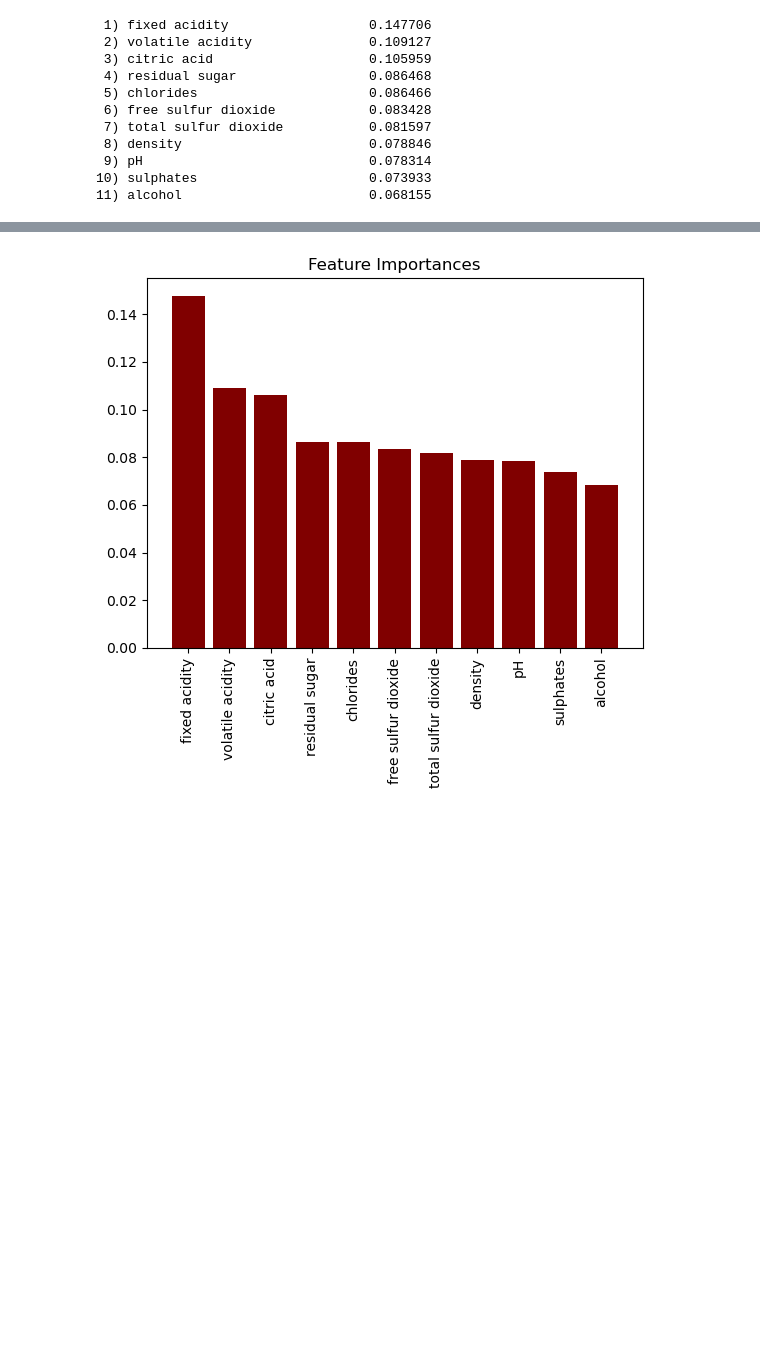
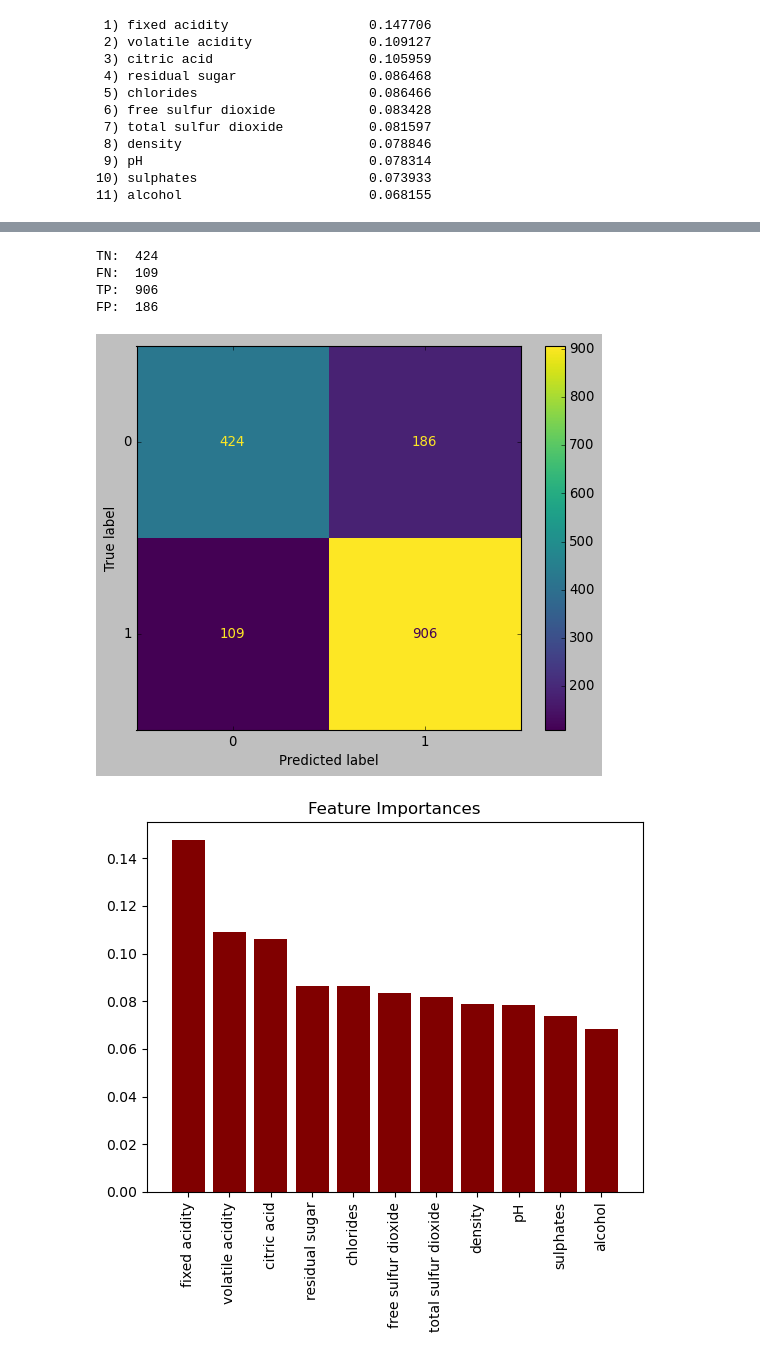
Before and after one commit to SALEMALIOKULLO/wine-quality-project-4, a Jupyter notebook: wine_quality_other_classification2.ipynb, the cells around one changed output, grey strips where cells are left out. Drawn from its saved outputs; the diff is of its cells as text; code cells hidden in the pictures; blank space fills up the shorter version.

```diff
--- a/wine_quality_other_classification2.ipynb
+++ b/wine_quality_other_classification2.ipynb
@@ -325,3 +311,9 @@ for i in range(X.shape[1]):
  9) pH                             0.078314
 10) sulphates                      0.073933
 11) alcohol                        0.068155
+# %%
+rforest = RandomForestClassifier()
+rforest.fit(X_train, y_train)
+rforest_pred = rforest.predict(X_test)
+rforest_acc = accuracy_score(rforest_pred, y_test)
+print("Test accuracy: {:.2f}%".format(rforest_acc*100))
@@ -328,3 +333,18 @@ for i in range(X.shape[1]):
+# %%
+style.use('classic')
+cm = confusion_matrix(y_test, rforest_pred, labels=rforest.classes_)
+disp = ConfusionMatrixDisplay(confusion_matrix= cm, display_labels=rforest.classes_)
+disp.plot()
+print("TN: ", cm[0][0])
+print("FN: ", cm[1][0])
+print("TP: ", cm[1][1])
+print("FP: ", cm[0][1])
+# %% [output]
+TN:  424
+FN:  109
+TP:  906
+FP:  186
+[figure, added]
 # %%
 plt.title('Feature Importances')
 plt.bar(range(X.shape[1]),importances[indices], color="maroon", align="center")
```
Also changed, not shown: parts of 15 cells of this notebook.
